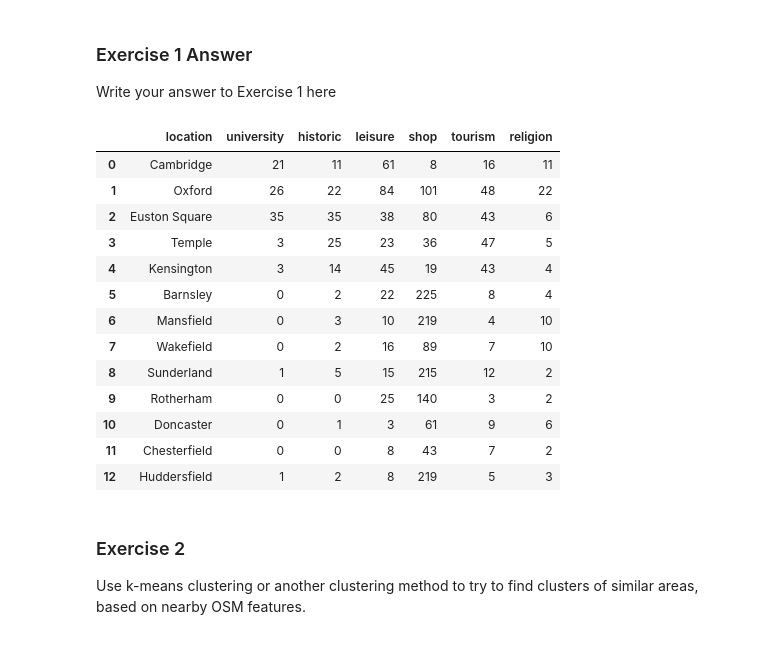
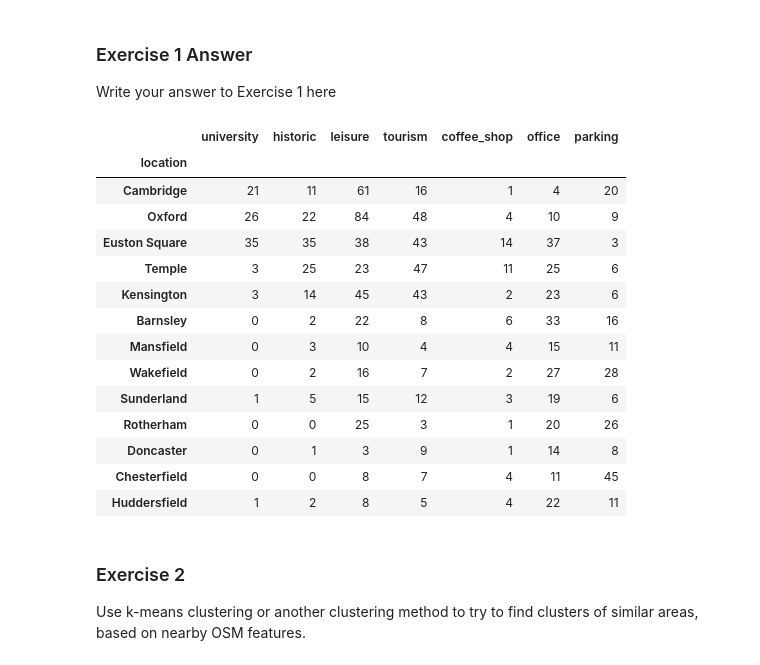
Before and after one commit to MatthewGregson123/fynesse_template, a Jupyter notebook: _notebooks/02_access_assess_geospatial.ipynb, the cells around one changed output. Drawn from its saved outputs; the diff is of its cells as text; code cells hidden in the pictures.

```diff
--- a/_notebooks/02_access_assess_geospatial.ipynb
+++ b/_notebooks/02_access_assess_geospatial.ipynb
@@ -478,9 +507,10 @@ tags = {
     "amenity": ["university"],
     "historic": True,
     "leisure": True,
-    "shop": True,
     "tourism": True,
-    "religion": True,
+    "cuisine": ["coffee_shop"],
+    "office": True,
+    "parking": True,
 }
 # %% [markdown]
 Here there are 13 UK locations.
@@ -511,41 +541,45 @@ combine them into one dataframe.
 Write your answer to Exercise 1 here
 # %%
 # Use this box for any code you need
-rows = []
-for key in locations_dict:
-    latitude, longitude = locations_dict[key]
-    row = count_pois_near_coordinates(latitude, longitude, tags)
-    row["location"] = key
-    rows.append(row)
+def get_pois_df_for_locations(locations_dict):
+  rows = []
+  for key in locations_dict:
+      latitude, longitude = locations_dict[key]
+      row = count_pois_near_coordinates(latitude, longitude, tags)
+      row["location"] = key
+      rows.append(row)
 
-columns = ["location"]
-for key in tags:
-  if type(tags[key]) == type([]):
-    for tag in tags[key]:
-      columns.append(tag)
-  else:
-    columns.append(key)
+  columns = ["location"]
+  for key in tags:
+    if type(tags[key]) == type([]):
+      for tag in tags[key]:
+        columns.append(tag)
+    else:
+      columns.append(key)
 
-poi_counts_df = pd.DataFrame(rows, columns=columns)
+  poi_counts_df = pd.DataFrame(rows, columns=columns)
+  poi_counts_df.set_index("location", inplace=True)
 
+  return poi_counts_df
 
-
+poi_counts_df = get_pois_df_for_locations(locations_dict)
 poi_counts_df
 # %% [output]
-|  | location | university | historic | leisure | shop | tourism | religion |
-| 0 | Cambridge | 21 | 11 | 61 | 8 | 16 | 11 |
-| 1 | Oxford | 26 | 22 | 84 | 101 | 48 | 22 |
-| 2 | Euston Square | 35 | 35 | 38 | 80 | 43 | 6 |
-| 3 | Temple | 3 | 25 | 23 | 36 | 47 | 5 |
-| 4 | Kensington | 3 | 14 | 45 | 19 | 43 | 4 |
-| 5 | Barnsley | 0 | 2 | 22 | 225 | 8 | 4 |
-| 6 | Mansfield | 0 | 3 | 10 | 219 | 4 | 10 |
-| 7 | Wakefield | 0 | 2 | 16 | 89 | 7 | 10 |
-| 8 | Sunderland | 1 | 5 | 15 | 215 | 12 | 2 |
-| 9 | Rotherham | 0 | 0 | 25 | 140 | 3 | 2 |
-| 10 | Doncaster | 0 | 1 | 3 | 61 | 9 | 6 |
-| 11 | Chesterfield | 0 | 0 | 8 | 43 | 7 | 2 |
-| 12 | Huddersfield | 1 | 2 | 8 | 219 | 5 | 3 |
+|  | university | historic | leisure | tourism | coffee_shop | office | parking |
+| location |  |  |  |  |  |  |  |
+| Cambridge | 21 | 11 | 61 | 16 | 1 | 4 | 20 |
+| Oxford | 26 | 22 | 84 | 48 | 4 | 10 | 9 |
+| Euston Square | 35 | 35 | 38 | 43 | 14 | 37 | 3 |
+| Temple | 3 | 25 | 23 | 47 | 11 | 25 | 6 |
+| Kensington | 3 | 14 | 45 | 43 | 2 | 23 | 6 |
+| Barnsley | 0 | 2 | 22 | 8 | 6 | 33 | 16 |
+| Mansfield | 0 | 3 | 10 | 4 | 4 | 15 | 11 |
+| Wakefield | 0 | 2 | 16 | 7 | 2 | 27 | 28 |
+| Sunderland | 1 | 5 | 15 | 12 | 3 | 19 | 6 |
+| Rotherham | 0 | 0 | 25 | 3 | 1 | 20 | 26 |
+| Doncaster | 0 | 1 | 3 | 9 | 1 | 14 | 8 |
+| Chesterfield | 0 | 0 | 8 | 7 | 4 | 11 | 45 |
+| Huddersfield | 1 | 2 | 8 | 5 | 4 | 22 | 11 |
 # %% [markdown]
 ### Exercise 2
 
```
Also changed, not shown: parts of 15 cells of this notebook.
